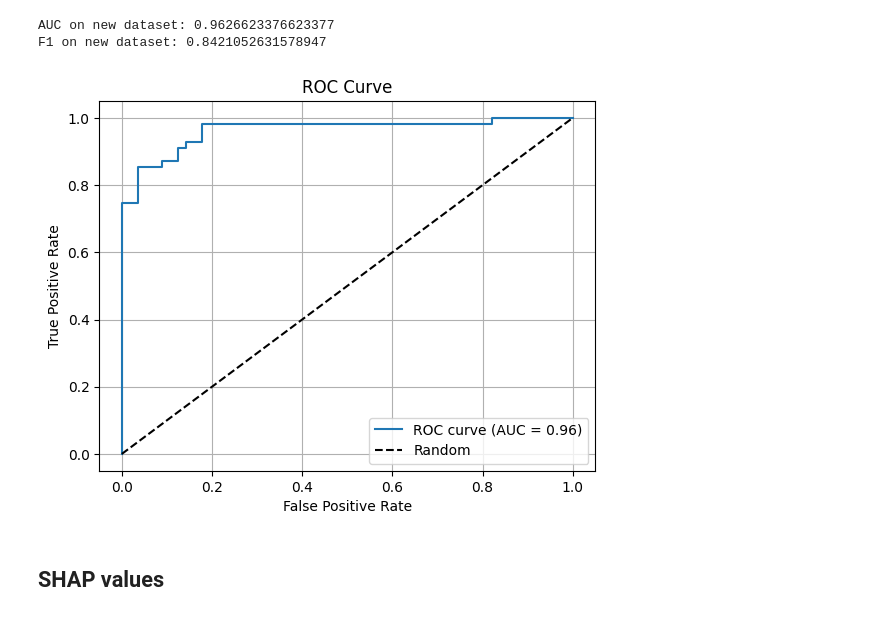
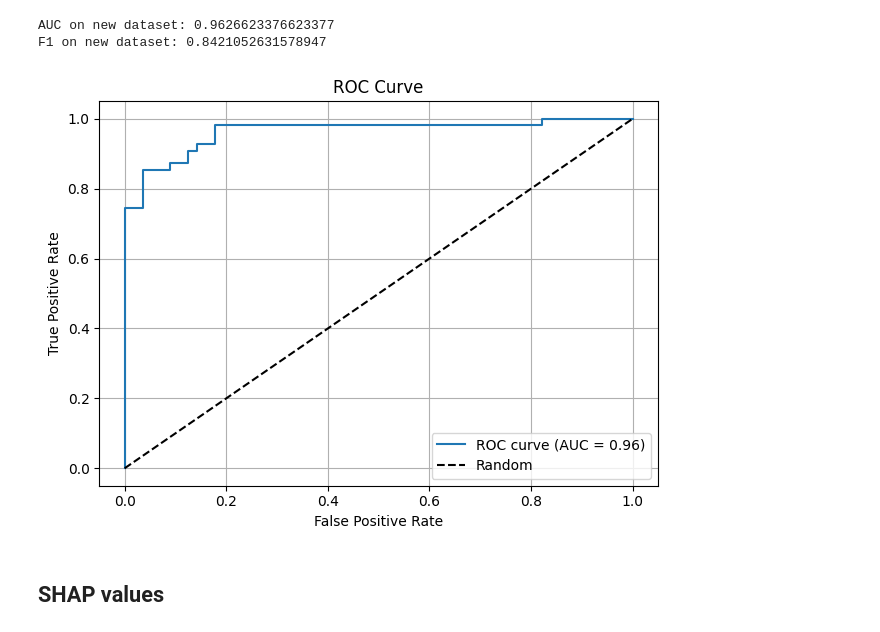
Before and after one commit to BiodataAnalysisGroup/lncAPNet, a Jupyter notebook: notebooks/PASNet/PASNet_run_GO.ipynb, the cells around one changed output. Cells and saved outputs as stored; diff of their text form; code cells hidden in the pictures.

```diff
--- a/notebooks/PASNet/PASNet_run_GO.ipynb
+++ b/notebooks/PASNet/PASNet_run_GO.ipynb
@@ -489,25 +492,30 @@ print("F1 on new dataset:", f1_score_val)
 AUC on new dataset: 0.9599673202614378
 F1 on new dataset: 0.8648648648648649
 # %%
-# If y_eval is one-hot encoded (e.g., [0, 1] or [1, 0]), convert to class index
+# Perform inference
+with torch.no_grad():
+    pred_new = model(x_eval)  # shape: [N, 2]
+
+# Convert one-hot y_eval to class indices
 y_true = y_eval.argmax(dim=1).cpu().numpy()
 
-# If pred_new are logits, get softmax probabilities
-probs = torch.softmax(pred_new, dim=1)[:, 1].cpu().numpy()  # probability of class 1
+# Convert logits to softmax probabilities for class 1
+probs = torch.softmax(pred_new, dim=1)[:, 1].cpu().numpy()
 
 # Compute ROC curve and AUC
 fpr, tpr, _ = roc_curve(y_true, probs)
-roc_auc = auc(fpr, tpr)
+roc_auc = sklearn_auc(fpr, tpr)
 
-# Plot ROC
-import matplotlib.pyplot as plt
+# Plot ROC curve
 plt.figure()
 plt.plot(fpr, tpr, label=f"ROC curve (AUC = {roc_auc:.2f})")
-plt.plot([0, 1], [0, 1], "k--", label="Random")
+plt.plot([0, 1], [0, 1], 'k--', label="Random")
 plt.xlabel("False Positive Rate")
 plt.ylabel("True Positive Rate")
 plt.title("ROC Curve")
 plt.legend(loc="lower right")
 plt.grid(True)
+plt.tight_layout()
+plt.savefig("roc_curve.png", dpi=300)
 plt.show()
 # %% [output]
@@ -568,26 +577,31 @@ print("F1 on new dataset:", f1_score_val)
 AUC on new dataset: 0.9626623376623377
 F1 on new dataset: 0.8421052631578947
 # %%
-# If y_eval is one-hot encoded (e.g., [0, 1] or [1, 0]), convert to class index
+# Perform inference
+with torch.no_grad():
+    pred_new = model(x_test)  # shape: [N, 2]
+
+# Convert one-hot y_eval to class indices
 y_true = y_test.argmax(dim=1).cpu().numpy()
 
-# If pred_new are logits, get softmax probabilities
-probs = torch.softmax(pred_new, dim=1)[:, 1].cpu().numpy()  # probability of class 1
+# Convert logits to softmax probabilities for class 1
+probs = torch.softmax(pred_new, dim=1)[:, 1].cpu().numpy()
 
 # Compute ROC curve and AUC
 fpr, tpr, _ = roc_curve(y_true, probs)
-roc_auc = auc(fpr, tpr)
+roc_auc = sklearn_auc(fpr, tpr)
 
-# Plot ROC
-import matplotlib.pyplot as plt
+# Plot ROC curve
 plt.figure()
 plt.plot(fpr, tpr, label=f"ROC curve (AUC = {roc_auc:.2f})")
-plt.plot([0, 1], [0, 1], "k--", label="Random")
+plt.plot([0, 1], [0, 1], 'k--', label="Random")
 plt.xlabel("False Positive Rate")
 plt.ylabel("True Positive Rate")
 plt.title("ROC Curve")
 plt.legend(loc="lower right")
 plt.grid(True)
+plt.tight_layout()
+plt.savefig("roc_curve.png", dpi=300)
 plt.show()
 # %% [output]
-[figure, old version]
+[figure, new version]
```
Also changed, not shown: parts of 6 cells of this notebook, 15 other files.
